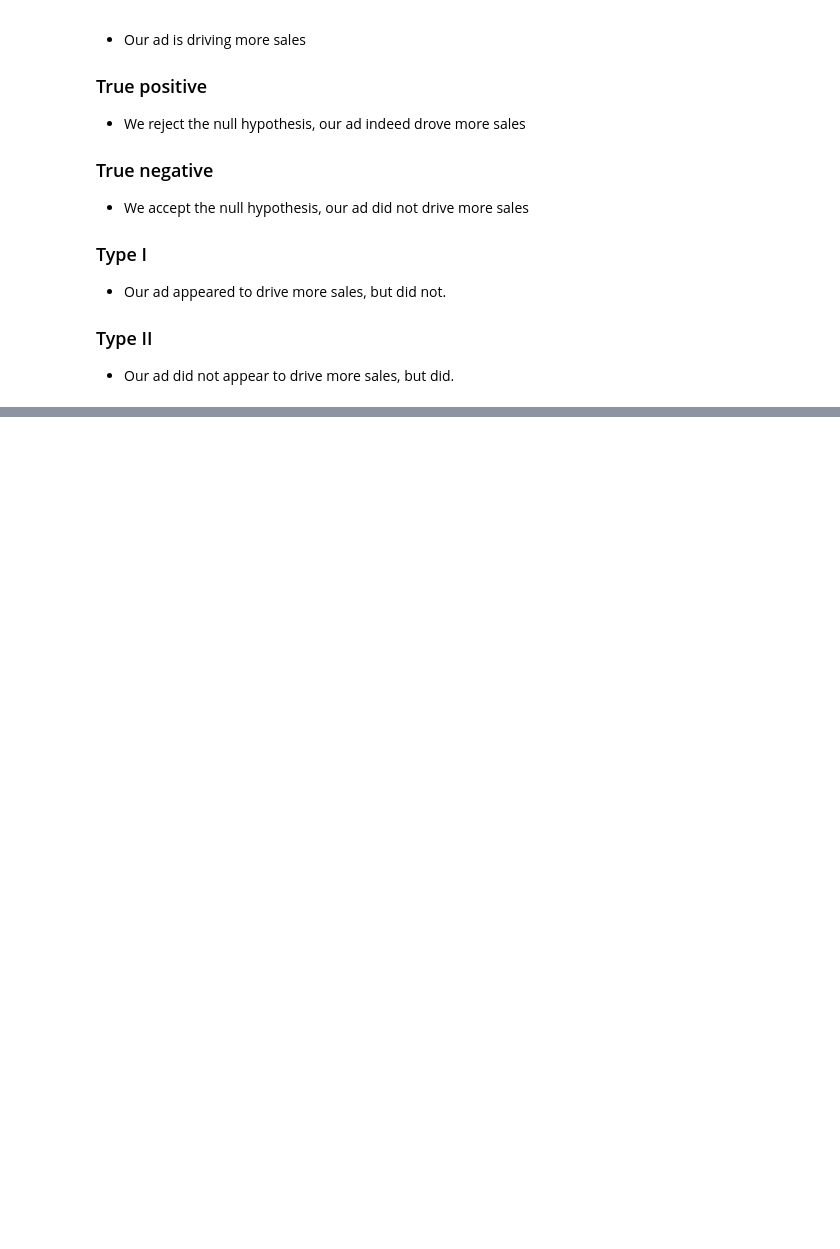
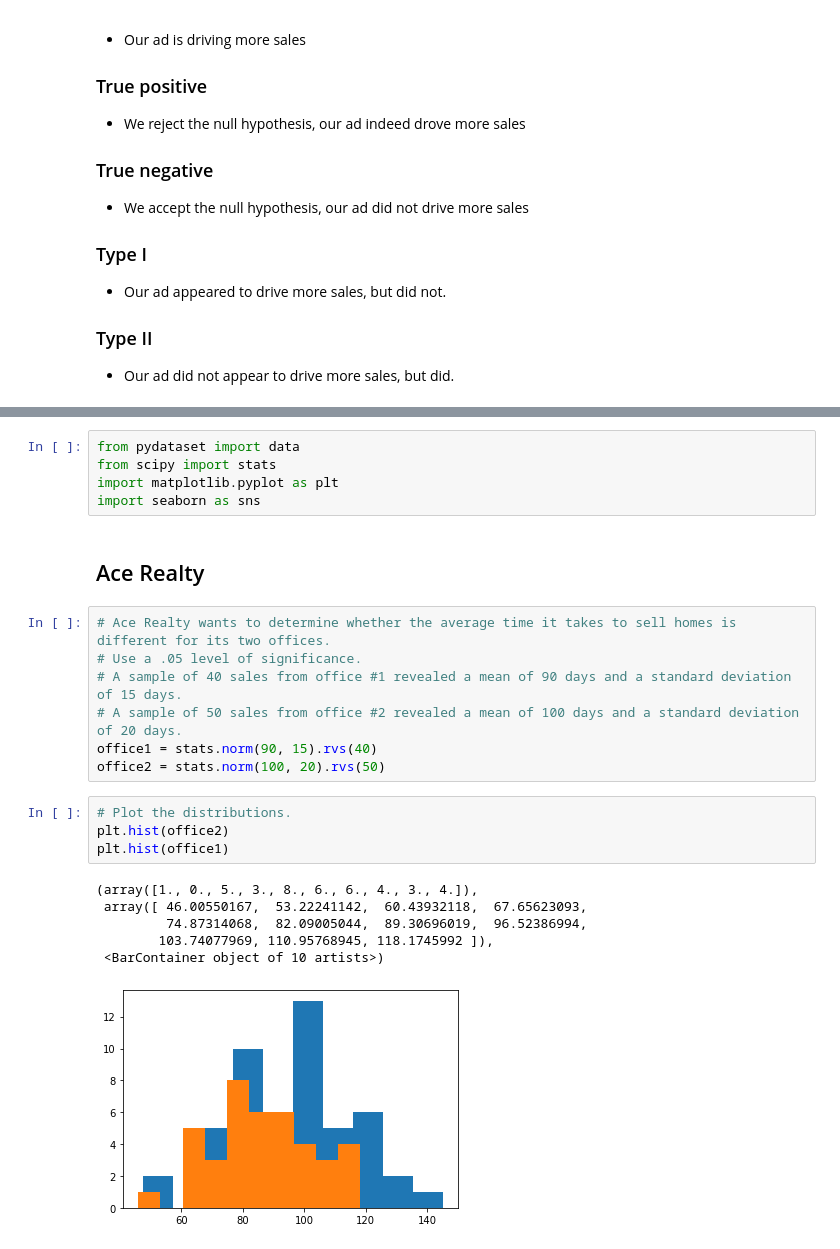
Before and after one commit to JacobPaxton/statistics-exercises, a Jupyter notebook: hypothesis_testing.ipynb, the cells around one changed output, grey strips where cells are left out. Cells and saved outputs as stored; diff of their text form; blank space fills up the shorter version.

Commit message:
add t-test exercises and clean TelCo data

```diff
--- a/hypothesis_testing.ipynb
+++ b/hypothesis_testing.ipynb
@@ -60,0 +71,25 @@
+# %%
+from pydataset import data
+from scipy import stats
+import matplotlib.pyplot as plt
+import seaborn as sns
+# %% [markdown]
+## Ace Realty
+# %%
+# Ace Realty wants to determine whether the average time it takes to sell homes is different for its two offices.
+# Use a .05 level of significance.
+# A sample of 40 sales from office #1 revealed a mean of 90 days and a standard deviation of 15 days.
+# A sample of 50 sales from office #2 revealed a mean of 100 days and a standard deviation of 20 days.
+office1 = stats.norm(90, 15).rvs(40)
+office2 = stats.norm(100, 20).rvs(50)
+# %%
+# Plot the distributions.
+plt.hist(office2)
+plt.hist(office1)
+# %% [output]
+(array([1., 0., 5., 3., 8., 6., 6., 4., 3., 4.]),
+ array([ 46.00550167,  53.22241142,  60.43932118,  67.65623093,
+         74.87314068,  82.09005044,  89.30696019,  96.52386994,
+        103.74077969, 110.95768945, 118.1745992 ]),
+ <BarContainer object of 10 artists>)
+[figure, added]
```
Also changed, not shown: parts of 29 cells of this notebook, 1 other file.
